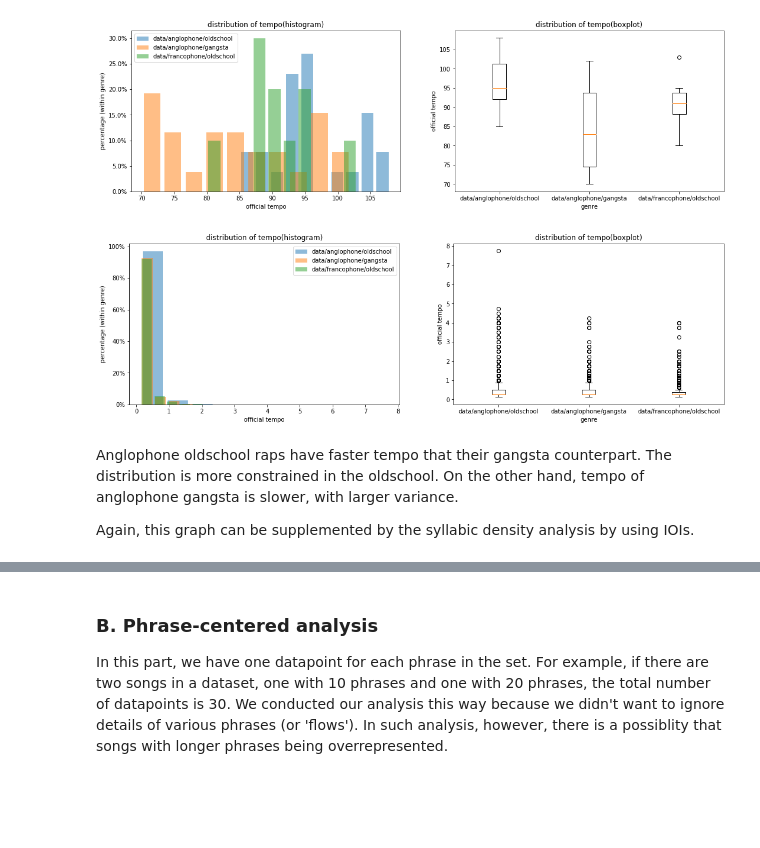
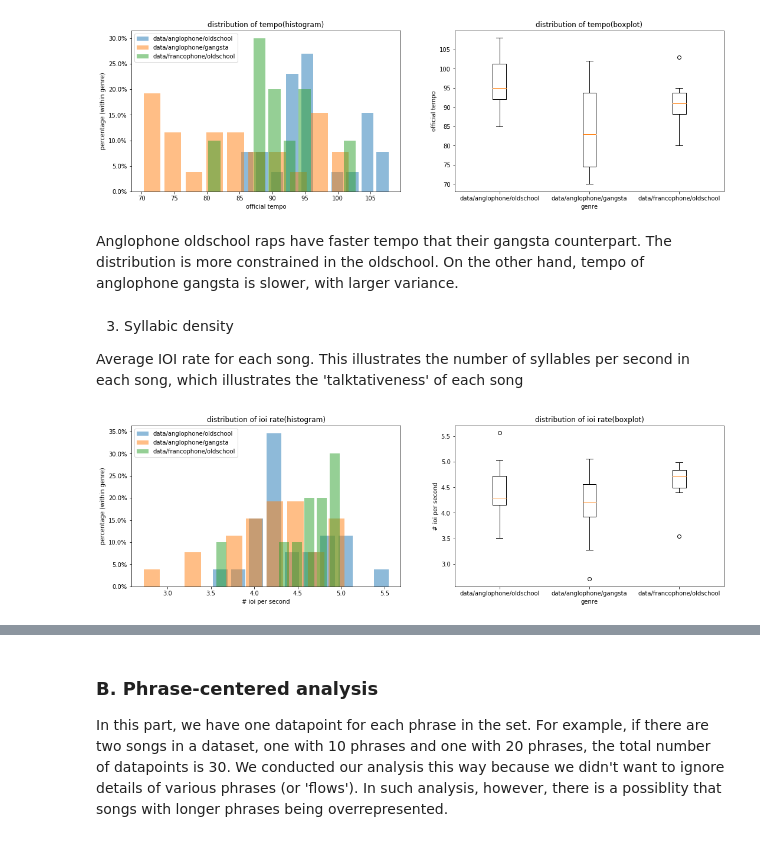
Before and after one commit to haeeunkim/dh401, a Jupyter notebook: milestone4.ipynb, the cells around one changed output, grey strips where cells are left out. Cells and saved outputs as stored; diff of their text form; code cells hidden in the pictures; blank space fills up the shorter version.

```diff
--- a/milestone4.ipynb
+++ b/milestone4.ipynb
@@ -51,15 +105,6 @@ import seaborn as sns
 # %%
 # modules to define the HumdrumSummary class object
 
-
-def check_measure_validity(df, measures, meter):
-    # check if all the measures have the exact number of beats required for each measure, which is specified in the meter
-
-    invalid_measures = []
-    for i in range(len(measures)-1):
-        snippet = df.loc[measures[i]+1: measures[i+1]-1]
-        if snippet['**recip'].sum() != meter[0] : invalid_measures.append(df['**recip'].loc[measures[i]])
-    return invalid_measures
 
 
 def handle_metadata(df, metadata):
@@ -78,9 +123,8 @@ def handle_metadata(df, metadata):
 
 
 def handle_pickup(df, meter):
-    # for MCflow dataset
-    # After some standarized methods are made in XMLparser, may be applicable to the French dataset as well.
     # if a verse starts with a syncopated pickup measure, handle the rests right before the start of the verse.
+    # This is to remove distortion caused by pickup rests, when calculating IOIs
 
     df['pickup'] = False
 
@@ -134,18 +178,13 @@ def _convert_recip(string, ref):
             return string
 
 def get_ioi(df):
-    # handle IOIs
-# merge consecutive rests
+    # calculate IOIs by merging rests to the note right before.
     ioi_df = df.copy()
 
-    # remove pickups
+
     ioi_df = ioi_df[~ioi_df.pickup]
-
     ioi_df = ioi_df.reset_index(drop=True)
 
-    # get rest index
-    # get the notes just before.
-    # merge
 
     rests_split = [list(map(itemgetter(1), g)) for k, g in \
                     groupby(enumerate(ioi_df[ioi_df['**lyrics'] == '.'].index), lambda x: x[0]-x[1])]
@@ -153,7 +192,6 @@ def get_ioi(df):
     for rs in rests_split:
         if len(rs) > 1:
             #handle interal merge first
-    #        print(ioi_df.loc[rs])
             total_rests = ioi_df.loc[rs,'**recip'].sum()
             ioi_df.loc[rs[:-1],'**recip'] = 0
             ioi_df.loc[rs[-1],'**recip'] = total_rests
@@ -589,18 +668,22 @@ plt.show()
 # %% [output]
 [figure]
+# %% [markdown]
+Anglophone oldschool raps have faster tempo that their gangsta counterpart. The distribution is more constrained in the oldschool. On the other hand, tempo of anglophone gangsta is slower, with larger variance.
+# %% [markdown]
+3. Syllabic density
+
+Average IOI rate for each song. This illustrates the number of syllables per second in each song, which illustrates the 'talktativeness' of each song
 # %%
-func = lambda x: x.ioi_df['**recip'].tolist()
+func = lambda x:x.ioi_rate
 
-feature = 'tempo'
-unit = 'official tempo'
+feature = 'ioi rate'
+unit = '# ioi per second'
 
-fig, axs = plot_analysis(func, option=1)
+
+fig, axs = plot_analysis(func)
 plot_label(fig, axs, feature, unit)
 
+
 plt.show()
 # %% [output]
-[figure, old version]
+[figure, new version]
-# %% [markdown]
-Anglophone oldschool raps have faster tempo that their gangsta counterpart. The distribution is more constrained in the oldschool. On the other hand, tempo of anglophone gangsta is slower, with larger variance.
-
-Again, this graph can be supplemented by the syllabic density analysis by using IOIs.
```
Also changed, not shown: parts of 49 cells of this notebook.
